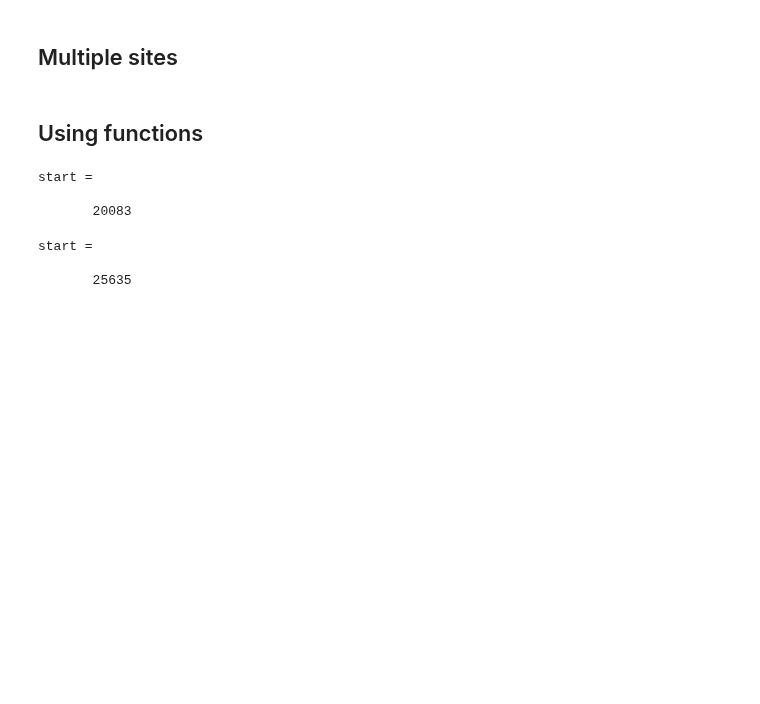
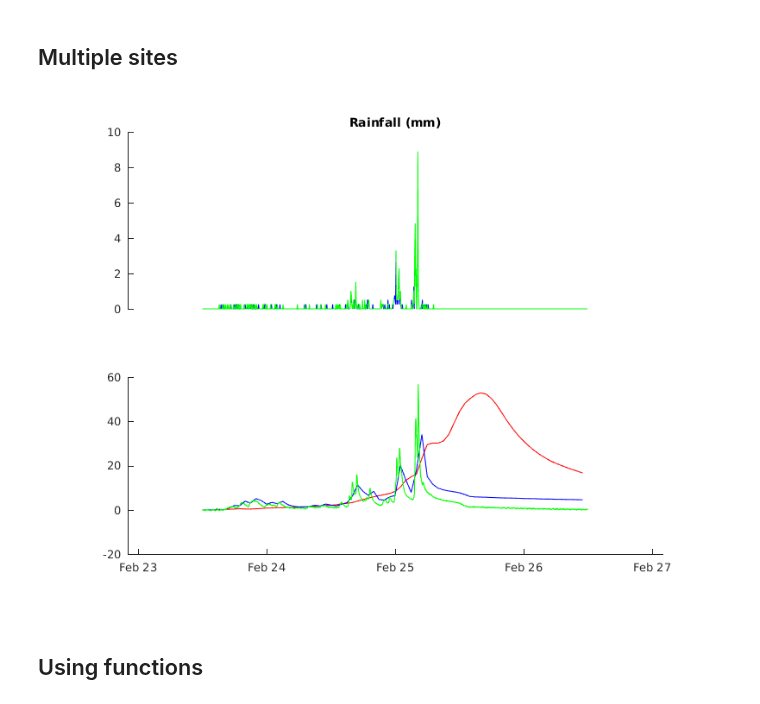
Before and after one commit to jsignell/intro-to-netcdf, a Jupyter notebook: Intro to Matlab.ipynb, the cells around one changed output. Cells and saved outputs as stored; diff of their text form; code cells hidden in the pictures; blank space fills up the shorter version.

```diff
--- a/Intro to Matlab.ipynb
+++ b/Intro to Matlab.ipynb
@@ -120,2 +152,49 @@ set(h(1:2), 'box', 'off');
+# %%
+variable = 'Corrected_cm_Avg';
+data_url = strcat('http://hydromet-thredds.princeton.edu:9000/thredds/dodsC/MonitoringStations/washington_up.nc');
+
+timeData = ncread(data_url, 'time');
+time = datetime( timeData, 'ConvertFrom', 'posixtime');
+
+start = find(time=='2016-02-23 12:00:00');
+count = find(time=='2016-02-26 12:00:00')-start;
+var = ncread(data_url,variable, start, count, 1);
+t = time(start:start+count-1);
+
+washington_up = table(t, var);
+washington_up.Properties.VariableNames = {'t' variable};
+# %%
+variable = 'Corrected_cm_Avg';
+data_url = strcat('http://hydromet-thredds.princeton.edu:9000/thredds/dodsC/MonitoringStations/washington_down.nc');
+
+timeData = ncread(data_url, 'time');
+time = datetime( timeData, 'ConvertFrom', 'posixtime');
+
+start = find(time=='2016-02-23 12:00:00');
+count = find(time=='2016-02-26 12:00:00')-start;
+var = ncread(data_url,variable, start, count, 1);
+t = time(start:start+count-1);
+
+washington_down = table(t, var);
+washington_down.Properties.VariableNames = {'t' variable};
+# %%
+h(1) = subplot(2,1,1);
+plot(broadmead_rain.t, broadmead_rain.Rain_1_mm_Tot, 'b');
+hold on;
+plot(broadmead_rain.t, broadmead_rain.Rain_2_mm_Tot, 'g');
+title('Rainfall (mm)');
+
+h(2) = subplot(2,1,2);
+plot(washington_lake.t, washington_lake.Lvl_cm_Avg-washington_lake.Lvl_cm_Avg(1), 'r');
+hold on;
+plot(washington_down.t, washington_down.Corrected_cm_Avg-washington_down.Corrected_cm_Avg(1), 'b');
+hold on;
+plot(washington_up.t, washington_up.Corrected_cm_Avg-washington_up.Corrected_cm_Avg(1), 'g');
+
+set(h(1),'xcolor','w');
+set(h(1:2),'fontsize', 6);
+set(h(1:2), 'box', 'off');
+# %% [output]
+[figure, added]
 # %% [markdown]
 ## Using functions
@@ -143,12 +200,0 @@ df
-# %%
-start
-# %% [output]
-start =
-
-       20083
-# %%
-start = find(time=='2016-02-23 12:00:00')
-# %% [output]
-start =
-
-       25635
```
Also changed, not shown: parts of 10 cells of this notebook, 1 other file.
